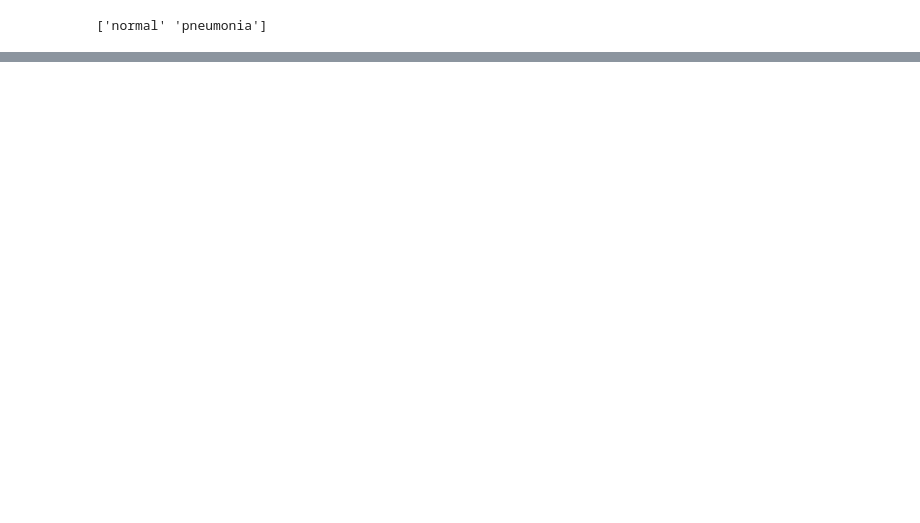
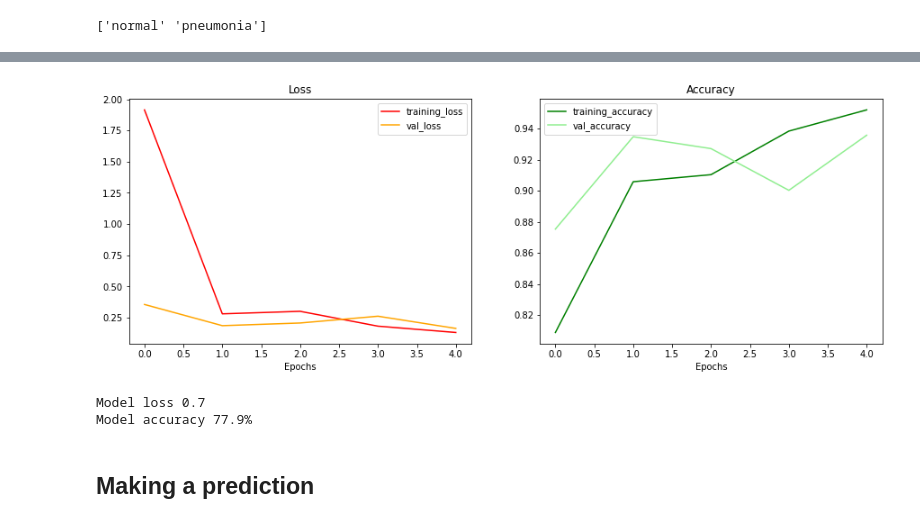
Before and after one commit to alexandre-pinon/zoidberg-2.0, a Jupyter notebook: zoidberg_2_0.ipynb, the cells around one changed output, grey strips where cells are left out. Saved outputs shown, nothing was run; the diff lists cells and outputs as text; code cells hidden in the pictures; blank space fills up the shorter version.

Commit message:
First predictions with basic NN models

```diff
--- a/zoidberg_2_0.ipynb
+++ b/zoidberg_2_0.ipynb
@@ -8,3 +8,6 @@
 ## Notebook Config
 # %%
 DATASET_DIR = "/content/zoidberg-2.0/chest_Xray_binary"
+SEED = 2
+IMG_SIZE = 224, 224
+BATCH_SIZE = 32
@@ -86,0 +99,4 @@ img = view_random_images(target_dir=train_dir,
+# %%
+# Create train and test data generators and rescale the data
+train_datagen = ImageDataGenerator(rescale=1/255., validation_split=0.2)
+test_datagen = ImageDataGenerator(rescale=1/255.)
@@ -86,0 +233,23 @@ img = view_random_images(target_dir=train_dir,
+# %%
+# Set random seed
+tf.random.set_seed(SEED)
+
+# Create the model
+model_2 = Sequential([
+  Flatten(input_shape=(*IMG_SIZE, 3)),
+  Dense(100, activation='relu'),
+  Dense(100, activation='relu'),
+  Dense(100, activation='relu'),
+  Dense(1, activation='sigmoid')
+])
+
+# Compile the model
+model_2.compile(loss='binary_crossentropy', # binary since we are working with 2 classes (0 & 1)
+                optimizer=Adam(),
+                metrics='accuracy')
+
+
+# Fit the model
+history_2 = model_2.fit(train_data,
+                        epochs=5,
+                        validation_data=val_data) # fraction of the training data to be used as validation data
@@ -86,0 +267,11 @@ img = view_random_images(target_dir=train_dir,
+# %%
+plot_loss_curves(history_2)
+# %% [output]
+[figure, added]
+# %%
+evaluate_model(model_2, test_data)
+# %% [output]
+Model loss 0.7
+Model accuracy 77.9%
+# %% [markdown]
+## Making a prediction
```
Also changed, not shown: parts of 22 cells of this notebook.
